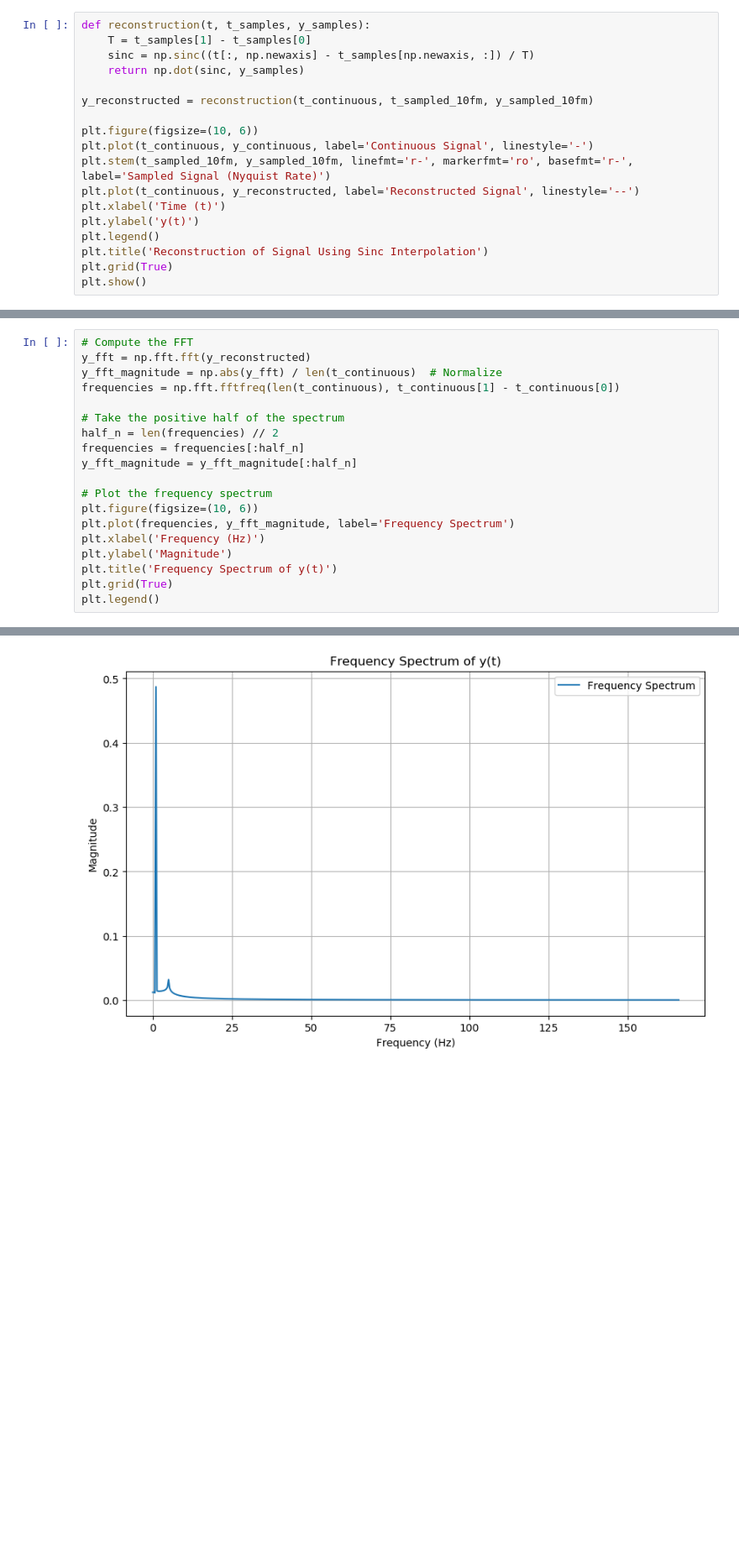
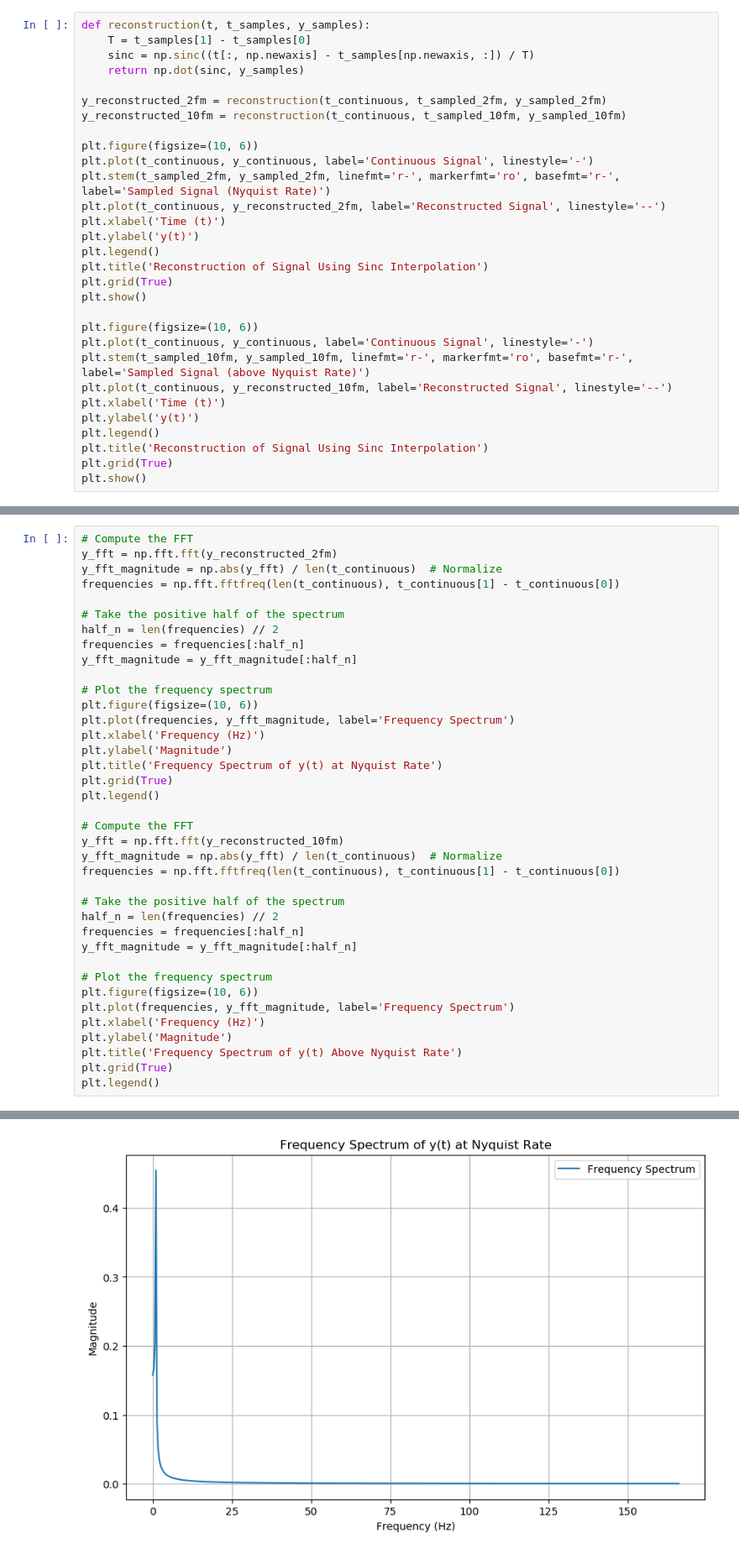
Before and after one commit to gianvstheworld/digital_control, a Jupyter notebook: signal_sampling/sampling.ipynb, the cells around one changed output, grey strips where cells are left out. Shown at 84% size. Saved outputs shown, nothing was run; the diff lists cells and outputs as text; blank space fills up the shorter version.

```diff
--- a/signal_sampling/sampling.ipynb
+++ b/signal_sampling/sampling.ipynb
@@ -238,16 +258,28 @@ def reconstruction(t, t_samples, y_samples):
     sinc = np.sinc((t[:, np.newaxis] - t_samples[np.newaxis, :]) / T)
     return np.dot(sinc, y_samples)
 
-y_reconstructed = reconstruction(t_continuous, t_sampled_10fm, y_sampled_10fm)
+y_reconstructed_2fm = reconstruction(t_continuous, t_sampled_2fm, y_sampled_2fm)
+y_reconstructed_10fm = reconstruction(t_continuous, t_sampled_10fm, y_sampled_10fm)
 
 plt.figure(figsize=(10, 6))
 plt.plot(t_continuous, y_continuous, label='Continuous Signal', linestyle='-')
-plt.stem(t_sampled_10fm, y_sampled_10fm, linefmt='r-', markerfmt='ro', basefmt='r-', label='Sampled Signal (Nyquist Rate)')
-plt.plot(t_continuous, y_reconstructed, label='Reconstructed Signal', linestyle='--')
+plt.stem(t_sampled_2fm, y_sampled_2fm, linefmt='r-', markerfmt='ro', basefmt='r-', label='Sampled Signal (Nyquist Rate)')
+plt.plot(t_continuous, y_reconstructed_2fm, label='Reconstructed Signal', linestyle='--')
 plt.xlabel('Time (t)')
 plt.ylabel('y(t)')
 plt.legend()
 plt.title('Reconstruction of Signal Using Sinc Interpolation')
 plt.grid(True)
 plt.show()
+
+plt.figure(figsize=(10, 6))
+plt.plot(t_continuous, y_continuous, label='Continuous Signal', linestyle='-')
+plt.stem(t_sampled_10fm, y_sampled_10fm, linefmt='r-', markerfmt='ro', basefmt='r-', label='Sampled Signal (above Nyquist Rate)')
+plt.plot(t_continuous, y_reconstructed_10fm, label='Reconstructed Signal', linestyle='--')
+plt.xlabel('Time (t)')
+plt.ylabel('y(t)')
+plt.legend()
+plt.title('Reconstruction of Signal Using Sinc Interpolation')
+plt.grid(True)
+plt.show()
 # %% [output]
@@ -255,22 +292,41 @@ plt.show()
 # %%
 # Compute the FFT
-y_fft = np.fft.fft(y_reconstructed)
+y_fft = np.fft.fft(y_reconstructed_2fm)
 y_fft_magnitude = np.abs(y_fft) / len(t_continuous)  # Normalize
 frequencies = np.fft.fftfreq(len(t_continuous), t_continuous[1] - t_continuous[0])
 
 # Take the positive half of the spectrum
 half_n = len(frequencies) // 2
 frequencies = frequencies[:half_n]
 y_fft_magnitude = y_fft_magnitude[:half_n]
 
 # Plot the frequency spectrum
 plt.figure(figsize=(10, 6))
 plt.plot(frequencies, y_fft_magnitude, label='Frequency Spectrum')
 plt.xlabel('Frequency (Hz)')
 plt.ylabel('Magnitude')
-plt.title('Frequency Spectrum of y(t)')
+plt.title('Frequency Spectrum of y(t) at Nyquist Rate')
 plt.grid(True)
 plt.legend()
+
+# Compute the FFT
+y_fft = np.fft.fft(y_reconstructed_10fm)
+y_fft_magnitude = np.abs(y_fft) / len(t_continuous)  # Normalize
+frequencies = np.fft.fftfreq(len(t_continuous), t_continuous[1] - t_continuous[0])
+
+# Take the positive half of the spectrum
+half_n = len(frequencies) // 2
+frequencies = frequencies[:half_n]
+y_fft_magnitude = y_fft_magnitude[:half_n]
+
+# Plot the frequency spectrum
+plt.figure(figsize=(10, 6))
+plt.plot(frequencies, y_fft_magnitude, label='Frequency Spectrum')
+plt.xlabel('Frequency (Hz)')
+plt.ylabel('Magnitude')
+plt.title('Frequency Spectrum of y(t) Above Nyquist Rate')
+plt.grid(True)
+plt.legend()
 # %% [output]
 <matplotlib.legend.Legend at 0x...>
-[figure, old version]
+[figure, new version]
```
Also changed, not shown: parts of 14 cells of this notebook, 1 other file.
